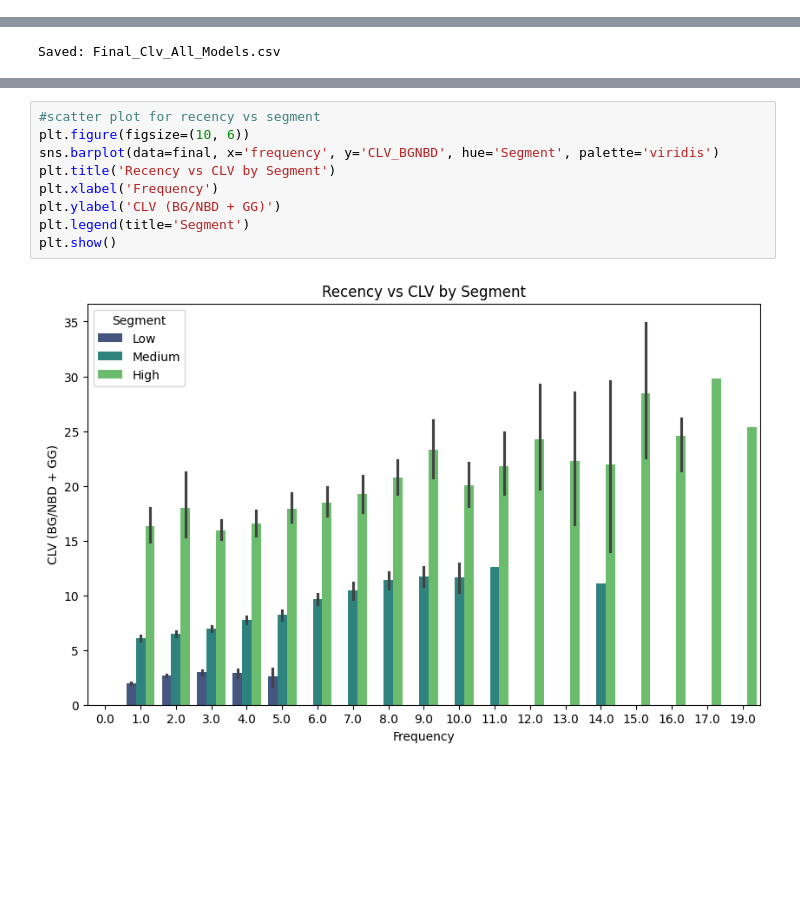
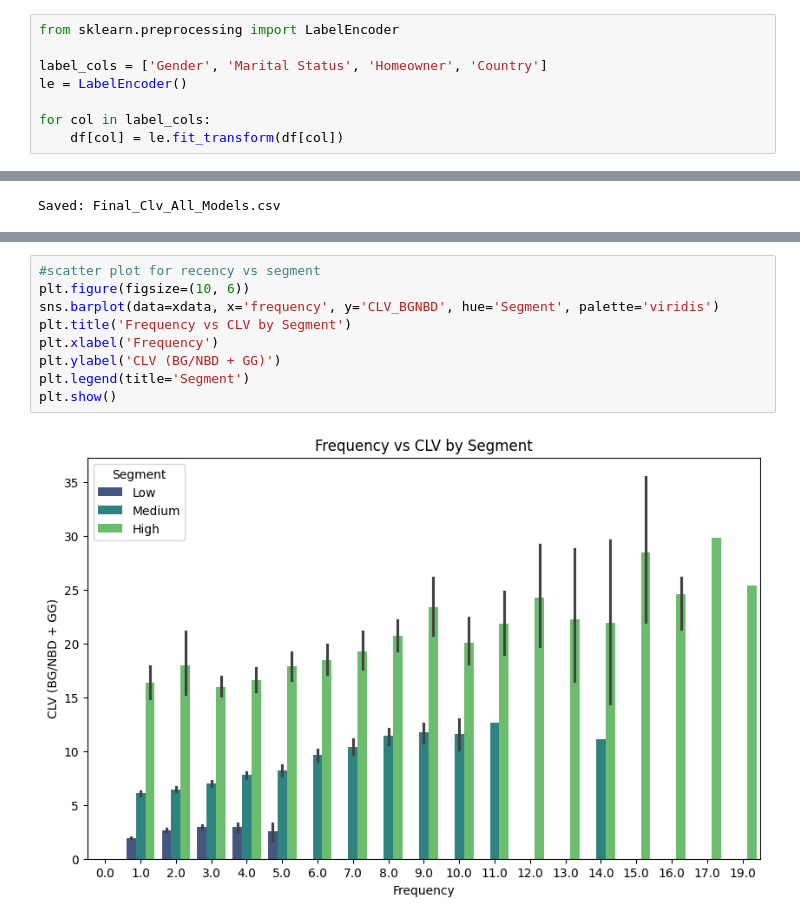
Before and after one commit to Udjman8/CLV_Statistical, a Jupyter notebook: CLV.ipynb, the cells around one changed output, grey strips where cells are left out. Drawn from its saved outputs; the diff is of its cells as text; blank space fills up the shorter version.

```diff
--- a/CLV.ipynb
+++ b/CLV.ipynb
@@ -271,0 +294,8 @@ plot_period_transactions(bgf)
+# %%
+from sklearn.preprocessing import LabelEncoder
+
+label_cols = ['Gender', 'Marital Status', 'Homeowner', 'Country']
+le = LabelEncoder()
+
+for col in label_cols:
+    df[col] = le.fit_transform(df[col])
@@ -753,14 +755,14 @@ plt.show()
 # %%
 #scatter plot for recency vs segment
 plt.figure(figsize=(10, 6))
-sns.barplot(data=final, x='frequency', y='CLV_BGNBD', hue='Segment', palette='viridis')
-plt.title('Recency vs CLV by Segment')
+sns.barplot(data=xdata, x='frequency', y='CLV_BGNBD', hue='Segment', palette='viridis')
+plt.title('Frequency vs CLV by Segment')
 plt.xlabel('Frequency')
 plt.ylabel('CLV (BG/NBD + GG)')
 plt.legend(title='Segment')
 plt.show()
 # %% [output]
-[figure, old version]
+[figure, new version]
 # %%
 #scatter plot for recency vs segment
 plt.figure(figsize=(10, 6))
```
Also changed, not shown: parts of 55 cells of this notebook.
